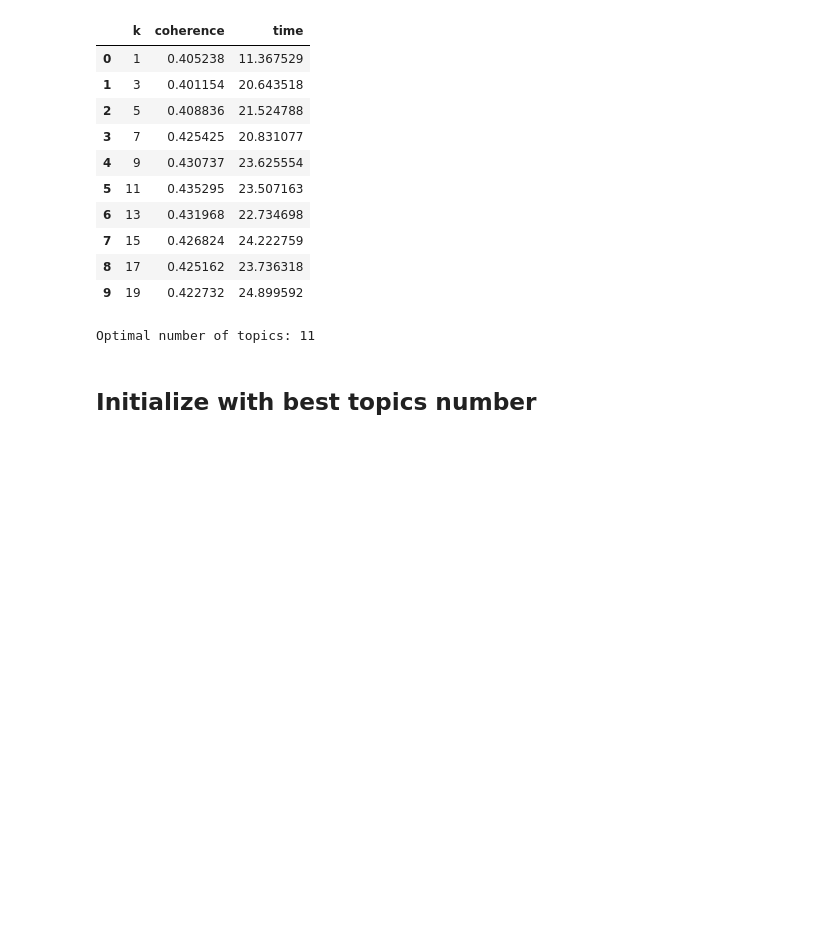
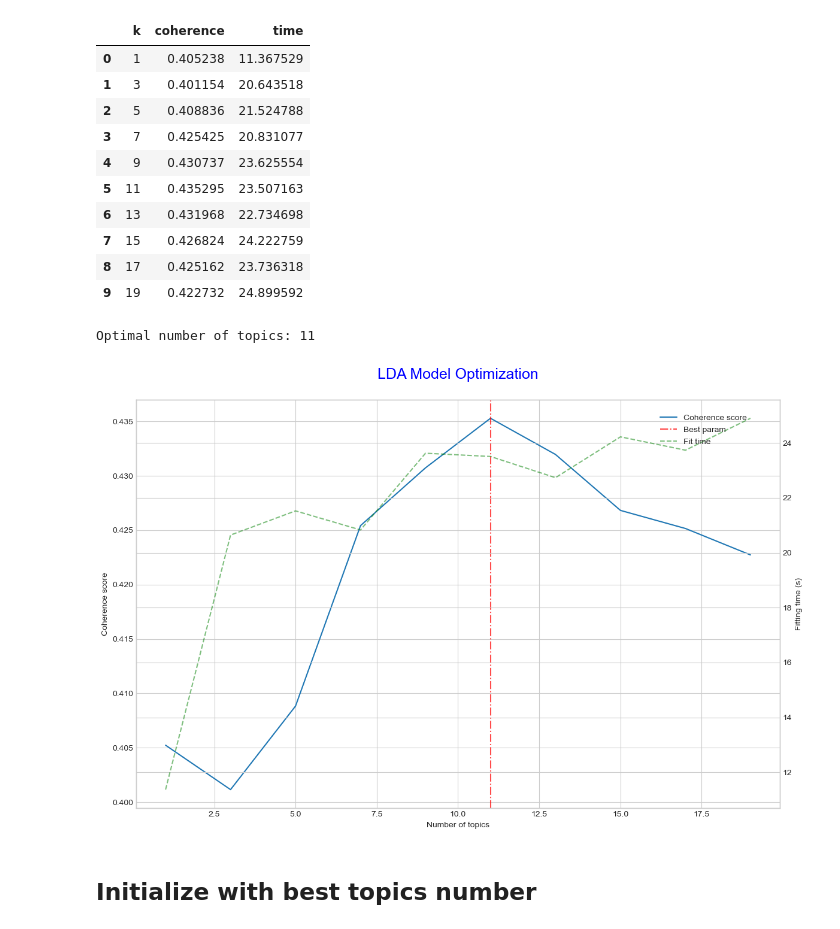
Before and after one commit to Oumnia-Sdn/Project-5-Categoriser-automatiquement-des-questions, a Jupyter notebook: Notebooks/Essais .ipynb, the cells around one changed output. Saved outputs shown, nothing was run; the diff lists cells and outputs as text; code cells hidden in the pictures; blank space fills up the shorter version.

```diff
--- a/Notebooks/Essais .ipynb
+++ b/Notebooks/Essais .ipynb
@@ -338,6 +338,33 @@ best_topics_k = coherence_scores\
 print('Optimal number of topics:', best_topics_k)
 # %% [output]
 Optimal number of topics: 11
+# %%
+#Plot results
+fig, ax1 = plt.subplots(figsize=(12,8))
+x = coherence_scores["k"]
+y1 = coherence_scores["coherence"]
+y2 = coherence_scores["time"]
+
+ax1.plot(x, y1, label="Coherence score")
+ax1.axvline(x=best_topics_k, color='r', alpha=.7,
+            linestyle='dashdot', label='Best param')
+ax1.set_xlabel("Number of topics")
+ax1.set_ylabel("Coherence score")
+
+ax2 = ax1.twinx()
+ax2.plot(x, y2, label="Fit time",
+         color='g', alpha=.5,
+         linestyle='--')
+ax2.set_ylabel("Fitting time (s)")
+
+plt.title("LDA Model Optimization\n",
+          color="blue", fontsize=18)
+legend = fig.legend(loc=1, bbox_to_anchor=(.92, .9))
+
+fig.tight_layout()
+plt.show()
+# %% [output]
+[figure, added]
 # %% [markdown]
 ## Initialize with best topics number
 # %%
```
Also changed, not shown: parts of 33 cells of this notebook, 16 other files.
